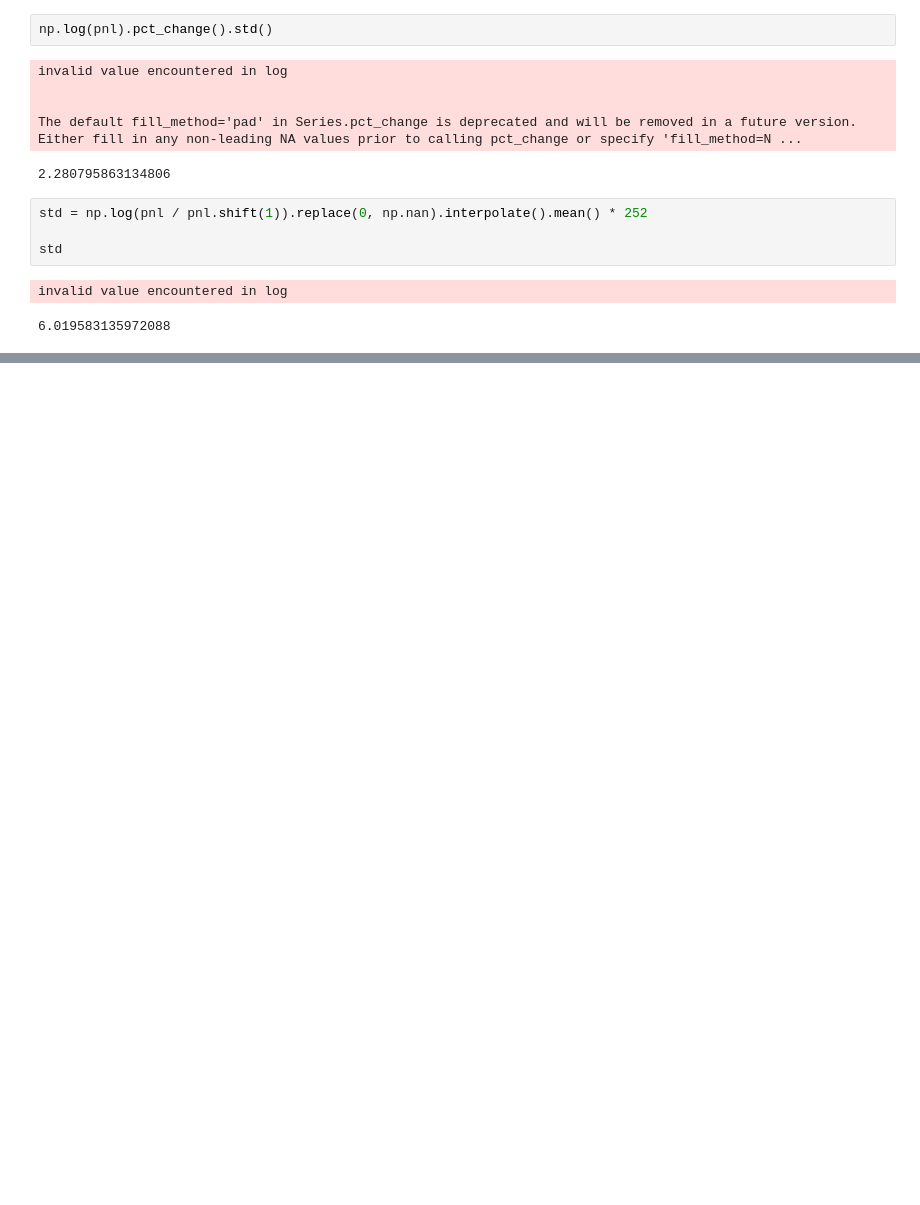
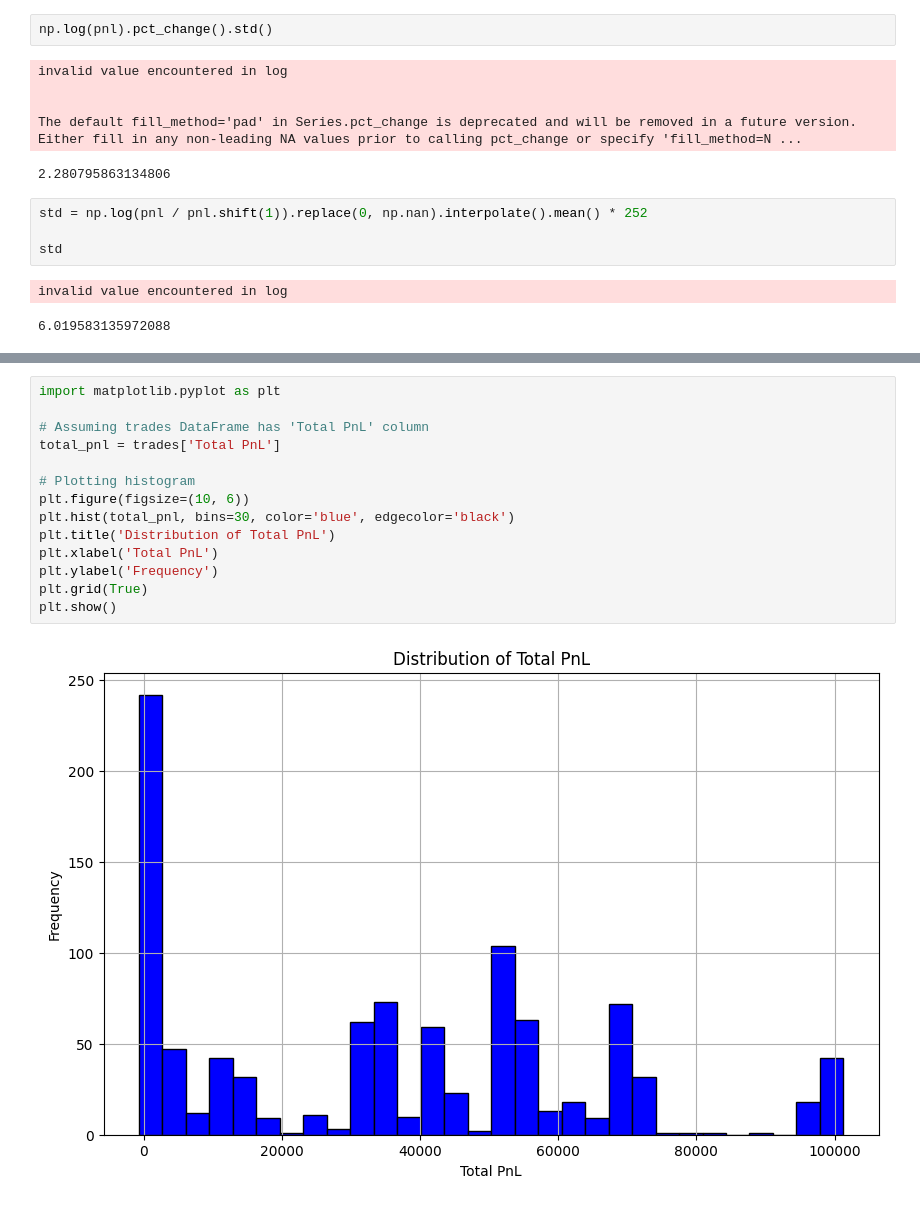
Before and after one commit to xfce1/Personal, a Jupyter notebook: Trend Following/trend_following.ipynb, the cells around one changed output, grey strips where cells are left out. Cells and saved outputs as stored; diff of their text form; blank space fills up the shorter version.

```diff
--- a/Trend Following/trend_following.ipynb
+++ b/Trend Following/trend_following.ipynb
@@ -443,0 +948,16 @@ invalid value encountered in log
+# %%
+import matplotlib.pyplot as plt
+
+# Assuming trades DataFrame has 'Total PnL' column
+total_pnl = trades['Total PnL']
+
+# Plotting histogram
+plt.figure(figsize=(10, 6))
+plt.hist(total_pnl, bins=30, color='blue', edgecolor='black')
+plt.title('Distribution of Total PnL')
+plt.xlabel('Total PnL')
+plt.ylabel('Frequency')
+plt.grid(True)
+plt.show()
+# %% [output]
+[figure, added]
```
Also changed, not shown: parts of 11 cells of this notebook.
